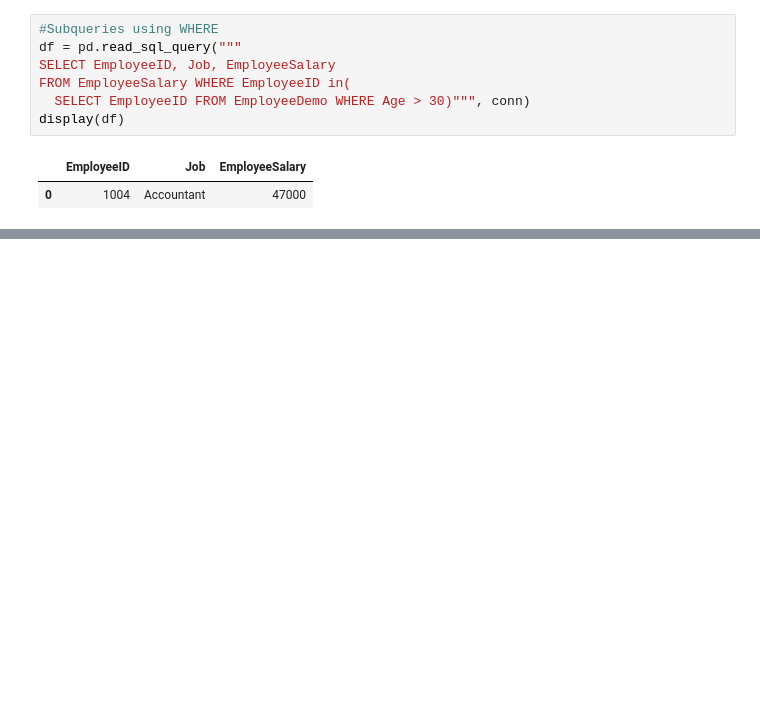
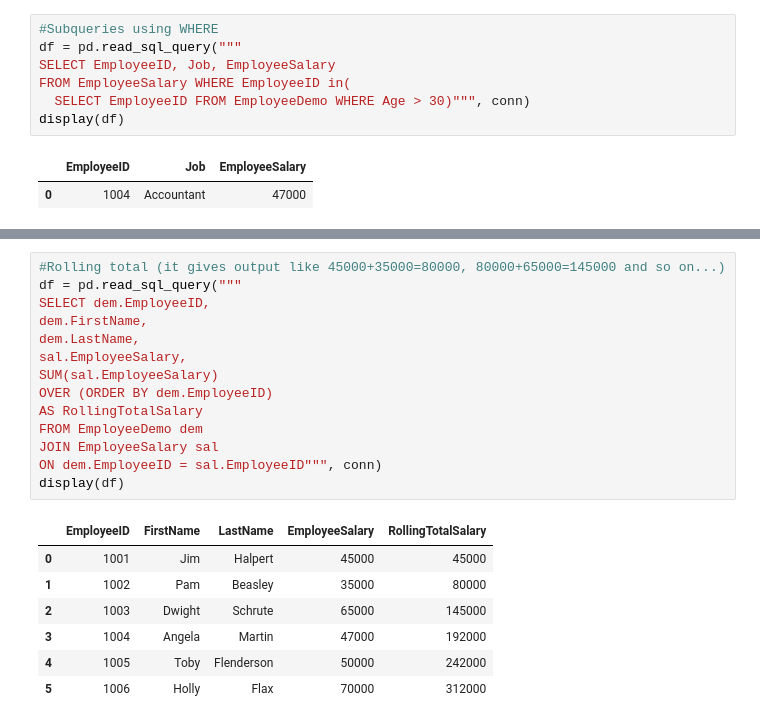
Before and after one commit to kartiksharma2383/SQL, a Jupyter notebook: SQL_Advanced.ipynb, the cells around one changed output, grey strips where cells are left out. Drawn from its saved outputs; the diff is of its cells as text; blank space fills up the shorter version.

```diff
--- a/SQL_Advanced.ipynb
+++ b/SQL_Advanced.ipynb
@@ -434,0 +512,22 @@ display(df)
+# %%
+#Rolling total (it gives output like 45000+35000=80000, 80000+65000=145000 and so on...)
+df = pd.read_sql_query("""
+SELECT dem.EmployeeID,
+dem.FirstName,
+dem.LastName,
+sal.EmployeeSalary,
+SUM(sal.EmployeeSalary)
+OVER (ORDER BY dem.EmployeeID)
+AS RollingTotalSalary
+FROM EmployeeDemo dem
+JOIN EmployeeSalary sal
+ON dem.EmployeeID = sal.EmployeeID""", conn)
+display(df)
+# %% [output]
+|  | EmployeeID | FirstName | LastName | EmployeeSalary | RollingTotalSalary |
+| 0 | 1001 | Jim | Halpert | 45000 | 45000 |
+| 1 | 1002 | Pam | Beasley | 35000 | 80000 |
+| 2 | 1003 | Dwight | Schrute | 65000 | 145000 |
+| 3 | 1004 | Angela | Martin | 47000 | 192000 |
+| 4 | 1005 | Toby | Flenderson | 50000 | 242000 |
+| 5 | 1006 | Holly | Flax | 70000 | 312000 |
```
Also changed, not shown: parts of 12 cells of this notebook.
